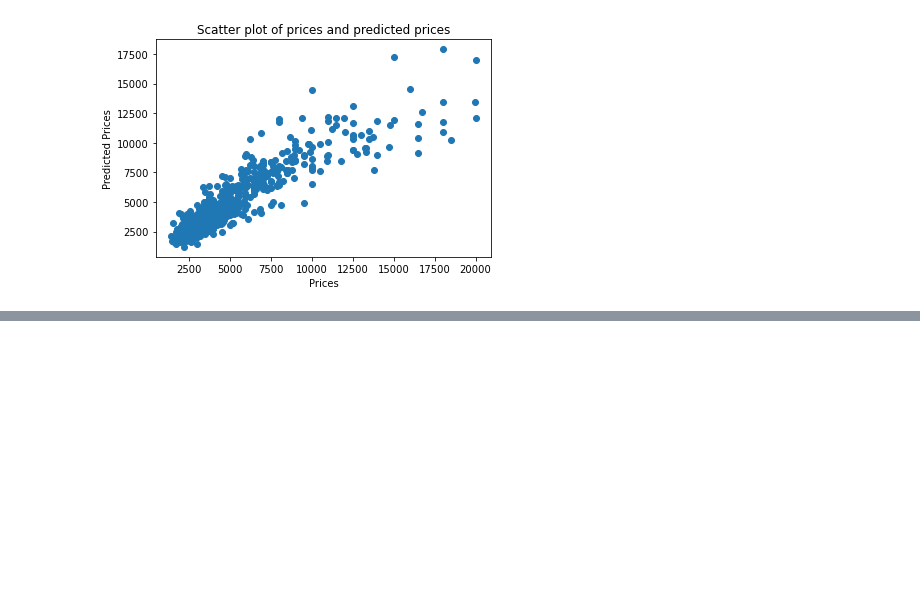
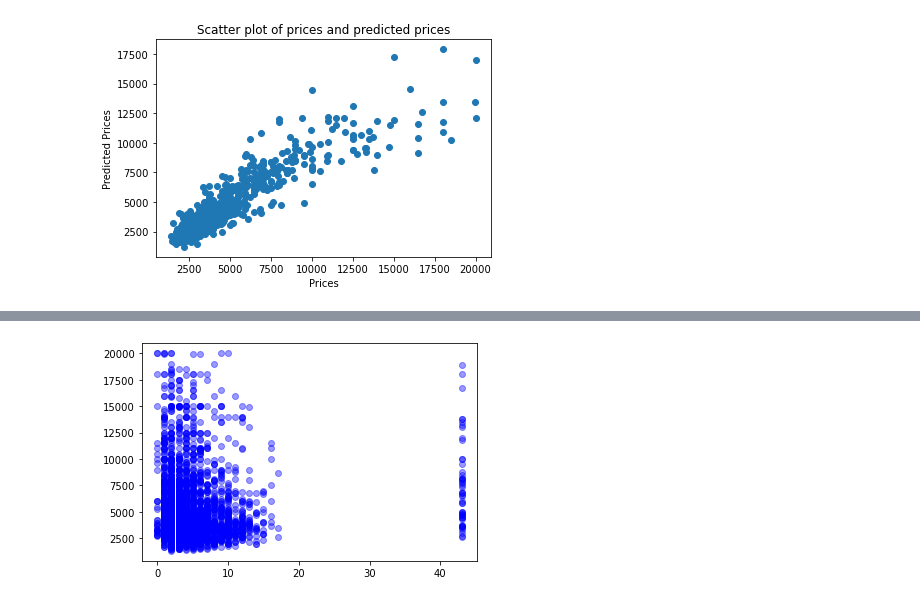
Before and after one commit to joeelorm/Data_Science, a Jupyter notebook: Machine Learning/Multiple Linear Regression.ipynb, the cells around one changed output, grey strips where cells are left out. Cells and saved outputs as stored; diff of their text form; code cells hidden in the pictures; blank space fills up the shorter version.

```diff
--- a/Machine Learning/Multiple Linear Regression.ipynb
+++ b/Machine Learning/Multiple Linear Regression.ipynb
@@ -111,0 +131,5 @@ plt.show()
+# %%
+plt.scatter(df[['min_to_subway']], df[['rent']], alpha = 0.4, color = 'blue')
+plt.show()
+# %% [output]
+[figure, added]
```
Also changed, not shown: parts of 7 cells of this notebook.
